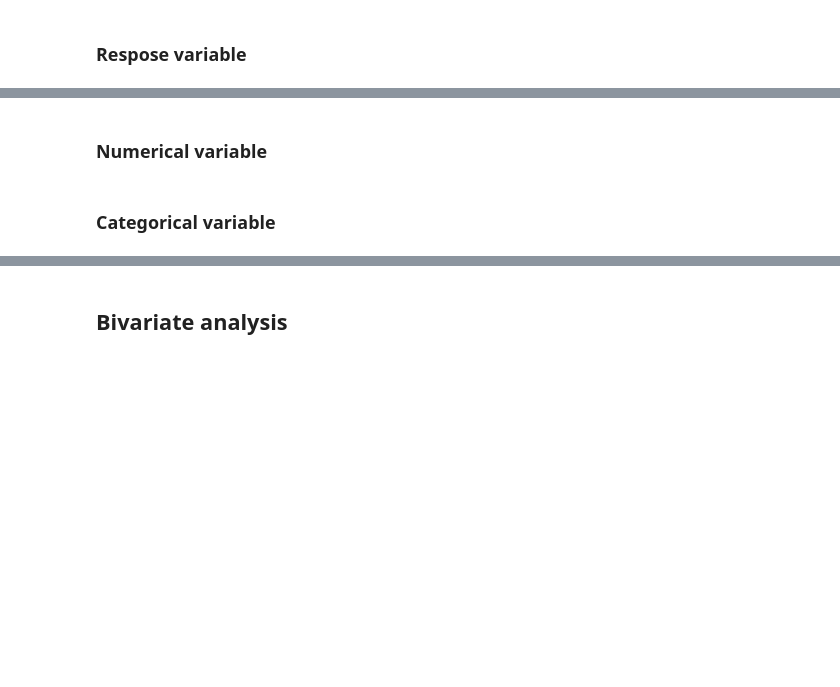
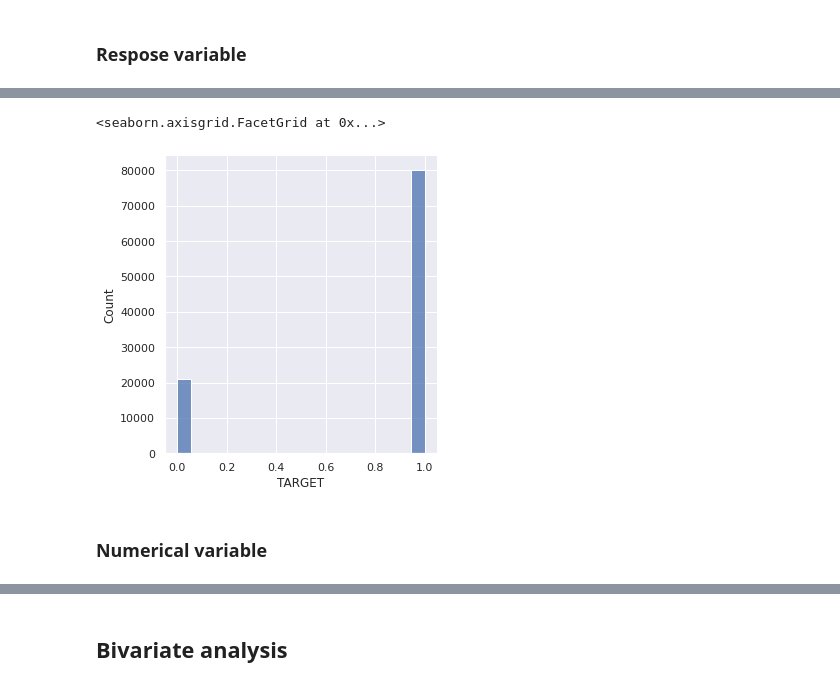
Before and after one commit to Edu-p/granting-of-credit, a Jupyter notebook: modelagem_risco_em_credito.ipynb, the cells around one changed output, grey strips where cells are left out. Saved outputs shown, nothing was run; the diff lists cells and outputs as text; code cells hidden in the pictures; blank space fills up the shorter version.

```diff
--- a/modelagem_risco_em_credito.ipynb
+++ b/modelagem_risco_em_credito.ipynb
@@ -566,6 +590,8 @@ Image( '/home/eduardo/Desktop/DS/granting-of-credit/images/Modelagem_de_risco_em
 # %%
 # day
 df2_train['DAY'] = df2_train['REF_DATE'].dt.dayofweek
+# idade
+df2_train['IDADE'] = df2_train['IDADE'].astype('int64')
 # %%
 # day
 df2_test['DAY'] = df2_test['REF_DATE'].dt.dayofweek
@@ -575,4 +605,8 @@ df2_oot['DAY'] = df2_oot['REF_DATE'].dt.dayofweek
 # %% [markdown]
 # Variable filtering
+# %%
+df3_oot   = df2_oot.copy()
+df3_train = df2_train.copy()
+df3_test  = df2_test.copy()
 # %% [markdown]
 ## rows filtering
@@ -581,2 +619,6 @@ df2_oot['DAY'] = df2_oot['REF_DATE'].dt.dayofweek
 # %% [markdown]
 # Exploratory data analysis
+# %%
+df4_oot   = df3_oot.copy()
+df4_train = df3_train.copy()
+df4_test  = df3_test.copy()
@@ -587,4 +636,7 @@ df2_oot['DAY'] = df2_oot['REF_DATE'].dt.dayofweek
+# %%
+sns.displot(df4_train['TARGET'])
+# %% [output]
+<seaborn.axisgrid.FacetGrid at 0x...>
+[figure, added]
 # %% [markdown]
 ### Numerical variable
-# %% [markdown]
-### Categorical variable
```
Also changed, not shown: parts of 175 cells of this notebook, 15 other files.
